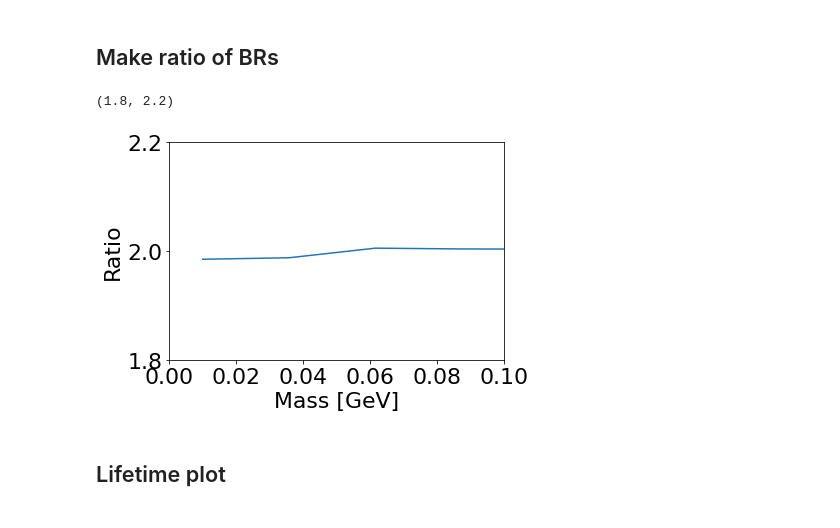
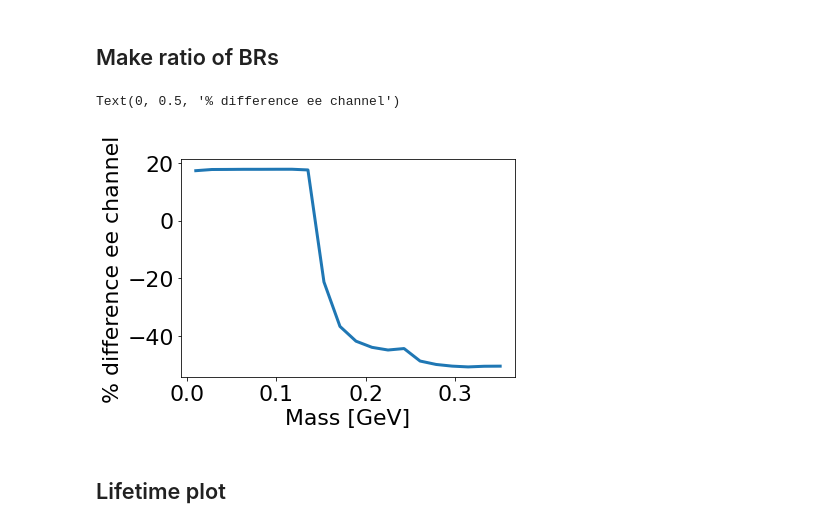
Before and after one commit to dmarsden01/uboone_HNL_analysis, a Jupyter notebook: Rough_rate_calculation.ipynb, the cells around one changed output. Drawn from its saved outputs; the diff is of its cells as text; code cells hidden in the pictures.

Commit message:
Put one data point through full chain. Also compared BRs from Genie and Pawel's generators.

```diff
--- a/Rough_rate_calculation.ipynb
+++ b/Rough_rate_calculation.ipynb
@@ -49,0 +91,19 @@ Davide_pi0 = pd.read_csv("Branching_ratios/Davide_pi0_mu_like.csv",names=cols)
+# %%
+colour_ee = "red"
+colour_pi0 = "blue"
+plt.rc('font', size=22)
+plt.figure(figsize=(10,6))
+plt.title("HNL Generator Branching Ratios (Dirac)", fontsize=24)
+plt.plot(Pawel_BRs["mass"], Pawel_BRs["BR e+e-"], label = r"Pawel $\nu e^+e^-$", lw=3, color = colour_ee)
+plt.plot(Pawel_BRs["mass"], Pawel_BRs["BR nu pi0"], label = r"Pawel $\nu\pi^0$", lw=3, color = colour_pi0)
+plt.plot(mass_list_dirac, eplus_eminus_channel_dirac, label = r"Genie $\nu e^+e^-$", lw=3, color = colour_ee, linestyle="dashed")
+plt.plot(mass_list_dirac, pi0_channel_dirac, label = r"Genie $\nu\pi^0$", lw=3, color = colour_pi0, linestyle="dashed")
+plt.ylim(1e-4,1.0)
+plt.ylabel("BR", fontsize=24)
+plt.xlabel("Mass [GeV]", fontsize=24)
+plt.yscale("log")
+plt.legend(fontsize=20, loc="lower right")
+plt.tight_layout()
+
+savename = "Dirac_HNL_Gen_BRs"
+plt.savefig("plots/Generator/"+savename+".pdf")
@@ -102,16 +164,20 @@ plt.savefig("plots/Generator/"+savename+".pdf")
 # %% [markdown]
 ## Make ratio of BRs
 # %%
-x_vals = np.linspace(0.01, 0.5, 20)
-BR_Genie_interp = get_interpolated_vals(mass_list, eplus_eminus_channel, x_vals)
-BR_Davide_interp = get_interpolated_vals(Davide_ee['Mass'], Davide_ee['Value'], x_vals)
-ratio = get_ratio(BR_Davide_interp,BR_Genie_interp)
+x_vals = np.linspace(0.01, 0.35, 20)
+BR_Genie_interp = get_interpolated_vals(mass_list_dirac, eplus_eminus_channel_dirac, x_vals)
+BR_Pawel_interp = get_interpolated_vals(Pawel_BRs['mass'], Pawel_BRs["BR e+e-"], x_vals)
+ratio = get_ratio(BR_Pawel_interp,BR_Genie_interp)
+perc_diff = []
+for i in ratio:
+    perc_diff = (1-ratio)*100
 
-plt.plot(x_vals,ratio)
+# plt.plot(x_vals,ratio)
+plt.plot(x_vals,perc_diff, lw=3)
 plt.xlabel("Mass [GeV]")
-plt.ylabel("Ratio")
-plt.xlim(0,0.1)
-plt.ylim(1.8,2.2)
+plt.ylabel("% difference ee channel")
+# plt.xlim(0,0.1)
+# plt.ylim(1.8,2.2)
 # %% [output]
-(1.8, 2.2)
+Text(0, 0.5, '% difference ee channel')
-[figure, old version]
+[figure, new version]
```
Also changed, not shown: parts of 5 cells of this notebook, 4 other files.
